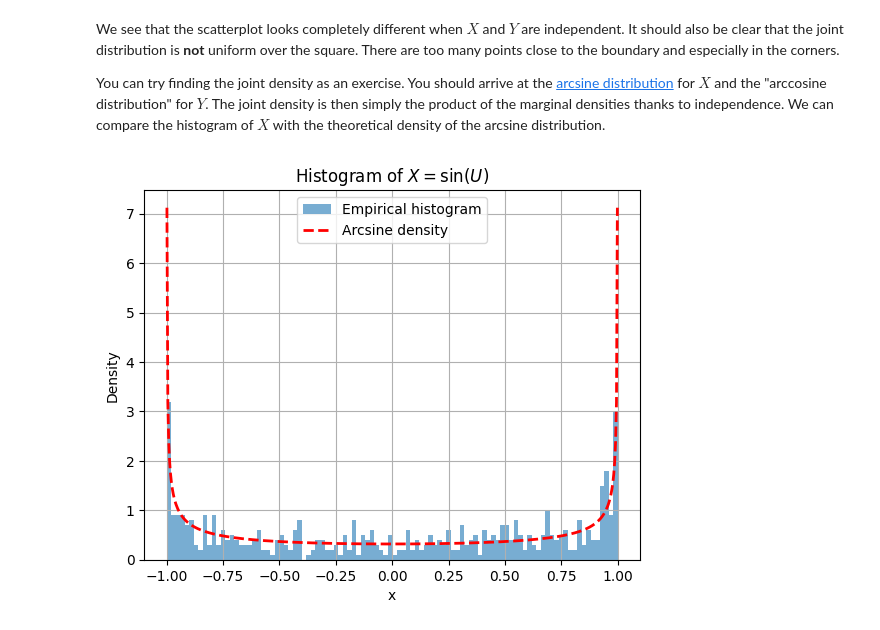
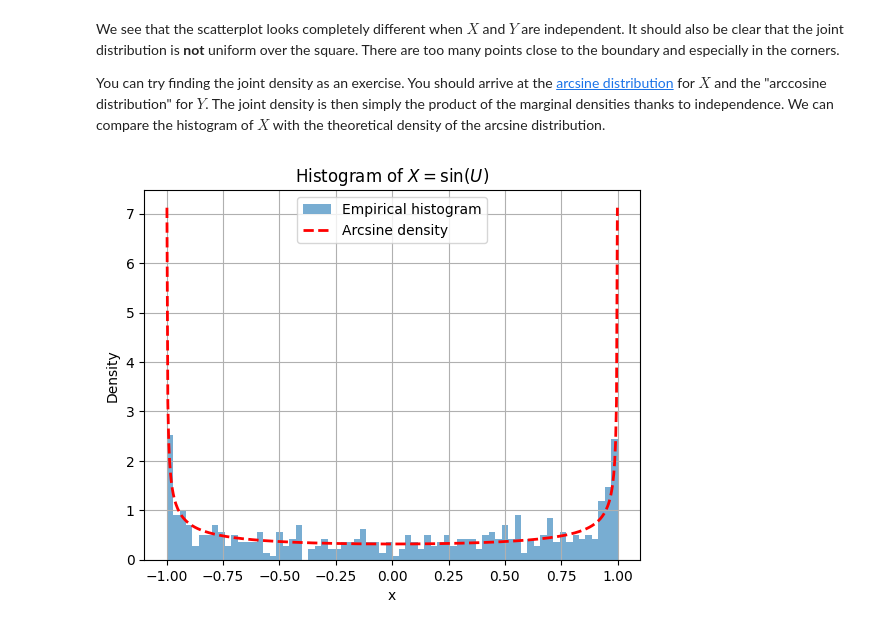
Before and after one commit to dkrsek/401-0614-00L-Probability-and-Statistics, a Jupyter notebook: Uncor_vs_indep.ipynb, the cells around one changed output. Saved outputs shown, nothing was run; the diff lists cells and outputs as text; code cells hidden in the pictures.

```diff
--- a/Uncor_vs_indep.ipynb
+++ b/Uncor_vs_indep.ipynb
@@ -91,19 +91,19 @@ We see that the scatterplot looks completely different when $X$ and $Y$ are inde
  You can try finding the joint density as an exercise. You should arrive at the [arcsine distribution](https://en.wikipedia.org/wiki/Arcsine_distribution) for $X$ and the "arccosine distribution" for $Y$. The joint density is then simply the product of the marginal densities thanks to independence. We can compare the histogram of $X$ with the theoretical density of the arcsine distribution.
 # %%
 # Plot histogram of the sample
-plt.hist(x_array, bins=100, density=True, alpha=0.6, label='Empirical histogram')
+plt.hist(x_array, bins=70, density=True, alpha=0.6, label='Empirical histogram')
 
 # Theoretical arcsine PDF
 x_vals = np.linspace(-0.999, 0.999, 500)  # avoid division by 0 at ±1
 pdf_vals = 1 / (np.pi * np.sqrt(1 - x_vals**2))
 plt.plot(x_vals, pdf_vals, 'r--', linewidth=2, label='Arcsine density')
 
 
 plt.xlabel('x')
 plt.ylabel('Density')
 plt.title(r'Histogram of $X = \sin(U)$')
 plt.legend()
 plt.grid(True)
 plt.show()
 # %% [output]
-[figure, old version]
+[figure, new version]
```
Also changed, not shown: parts of 1 cell of this notebook.
